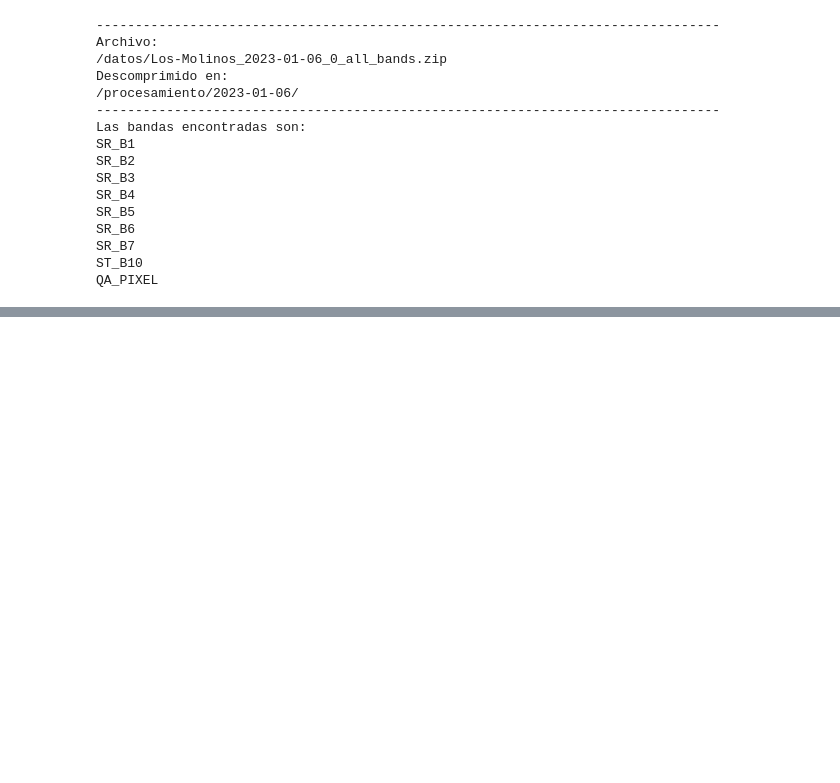
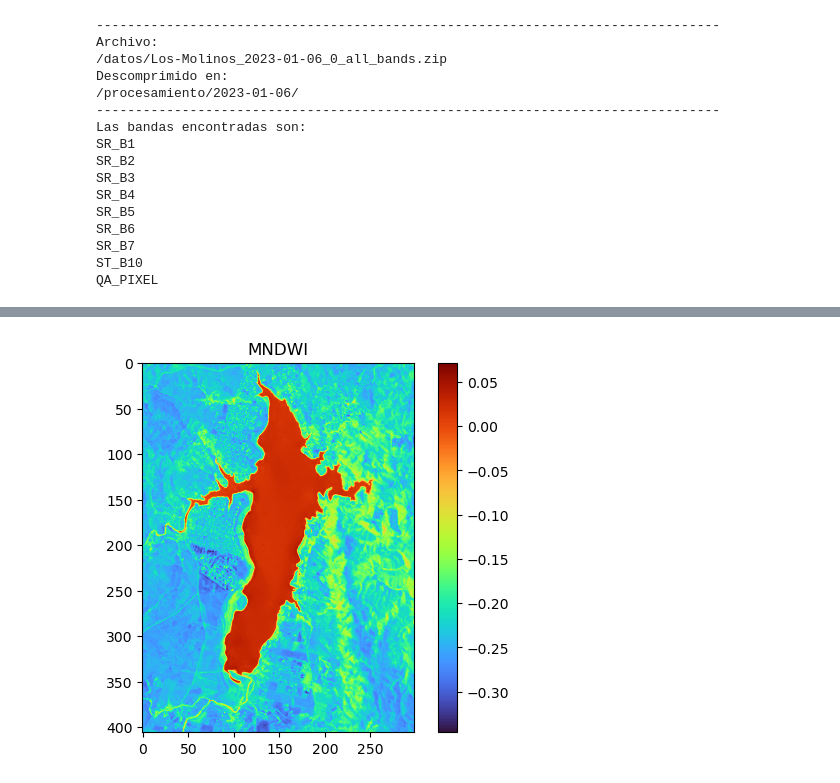
Before and after one commit to Escobares-Cristhian/Planning-tpFinal, a Jupyter notebook: tpFinal.ipynb, the cells around one changed output, grey strips where cells are left out. Cells and saved outputs as stored; diff of their text form; code cells hidden in the pictures; blank space fills up the shorter version.

Commit message:
Generado máscara de nubes y máscara MNDWI

```diff
--- a/tpFinal.ipynb
+++ b/tpFinal.ipynb
@@ -100,0 +159,10 @@ QA_PIXEL
+# %%
+for band_path in path_bands:
+    band_mtx = path_to_arr(band_path)
+    nodato, tipo_nodato = get_nodato(band_path)
+    band_mtx = preprocess_tif(band_mtx, nodato)
+    print('-'*80)
+    print(f'\t\t Análisis exploratorio de la banda {get_band_name(band_path)}')
+    print(f'Dimensiones = {' x '.join(list(map(str, band_mtx.shape)))}')
+    print(f'Valor de no dato = {nodato} del tipo {tipo_nodato}')
+    print(f'Mínimo = {np.nanmin(band_mtx)} --- Promedio = {np.nanmean(band_mtx):.2f} --- Máximo = {np.nanmax(band_mtx)}')
@@ -104,0 +226,79 @@ $MNDWI = \frac{Banda 3 – Banda 6}{Banda 3 + Banda 6}$
+# %%
+MNDWI = (B3 - B6) / (B3 + B6)
+
+# Grafico MNDWI
+plt.imshow(MNDWI, cmap='turbo')
+plt.title('MNDWI')
+plt.colorbar()
+plt.show()
+
+def otsu(gray_in):
+    """Calcula el umbral de Otsu para una imagen en escala de grises
+    Adaptado desde: https://stackoverflow.com/questions/48213278/implementing-otsu-binarization-from-scratch-python"""
+    vmin = np.nanmin(gray_in)
+    vmax = np.nanmax(gray_in)
+    gray = (gray_in - vmin) / (vmax - vmin) * 255
+    pixel_number = gray.shape[0] * gray.shape[1]
+    mean_weight = 1.0/pixel_number
+    his, bins = np.histogram(gray, np.arange(0,257))
+    final_thresh = -1
+    final_value = -1
+    intensity_arr = np.arange(256)
+    for t in bins[1:-1]: # This goes from 1 to 254 uint8 range (Pretty sure wont be those values)
+        pcb = np.sum(his[:t])
+        pcf = np.sum(his[t:])
+        Wb = pcb * mean_weight
+        Wf = pcf * mean_weight
+
+        mub = np.sum(intensity_arr[:t]*his[:t]) / float(pcb)
+        muf = np.sum(intensity_arr[t:]*his[t:]) / float(pcf)
+        #print mub, muf
+        value = Wb * Wf * (mub - muf) ** 2
+
+        if value > final_value:
+            final_thresh = t
+            final_value = value
+    final_img = gray.copy()
+    final_img[gray > final_thresh] = 1
+    final_img[gray < final_thresh] = 0
+    # Re adapto final_thresh
+    otsu_thresh = vmin + final_thresh * (vmax - vmin) / 255
+    return final_img, otsu_thresh
+
+_, otsu_thresh = otsu(MNDWI)
+
+# Obtengo array del histograma
+hist, bins = np.histogram(MNDWI[~np.isnan(MNDWI)], bins=100)
+# Paso a x e y
+x = (bins[:-1] + bins[1:]) / 2
+y = hist
+# Suavizado
+kernel_size = 10
+kernel = np.ones(kernel_size) / kernel_size
+y_smooth = np.convolve(y, kernel, mode='same')
+# Derivo
+dydx = np.gradient(y_smooth)
+# Busco mínimos locales
+minimos = np.where((np.diff(np.sign(dydx)) > 0) & (dydx[:-1] < 0))[0]
+# Elijo el mínimo más cercano al valor de Otsu
+my_thresh = x[minimos[np.argmin(np.abs(x[minimos] - otsu_thresh))]]
+
+mascara = np.where(MNDWI > my_thresh, 1, 0)
+
+# Grafico
+plt.hist(MNDWI[~np.isnan(MNDWI)], bins=100, alpha=0.5, edgecolor='black', linewidth=0.2, label='Histograma')
+# plt.plot(x, y_smooth, c='red', label='Histograma suavizado')
+plt.axvline(otsu_thresh, color='b', linestyle='dashed', linewidth=1, label='Otsu')
+plt.axvline(my_thresh, color='g', linestyle='dashed', linewidth=1, label='Propio')
+plt.title('Histograma de MNDWI')
+plt.xlabel('Valor de MNDWI')
+plt.ylabel('Frecuencia')
+plt.legend()
+plt.show()
+
+plt.imshow(mascara, interpolation='none')
+plt.title('Máscara de agua')
+plt.colorbar(ticks=[0, 1], format=plt.FuncFormatter(lambda x, _: ['No Agua', 'Agua'][int(x)]))
+plt.show()
+# %% [output]
+[figure, added]
```
Also changed, not shown: parts of 9 cells of this notebook, 3 other files.
